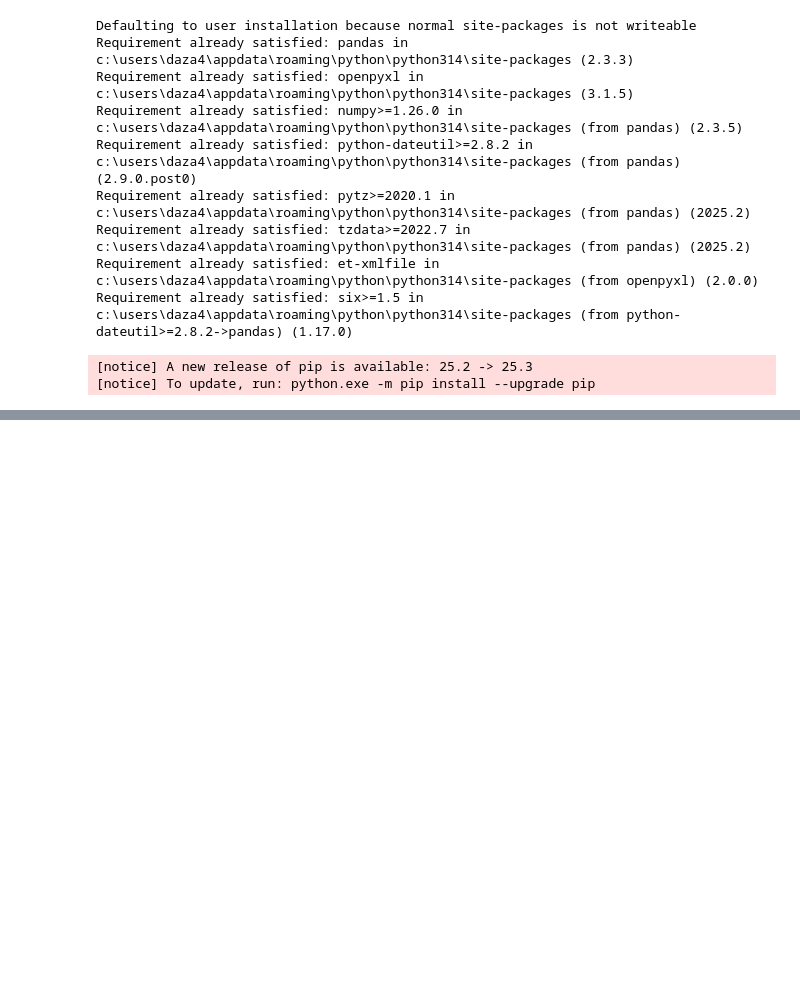
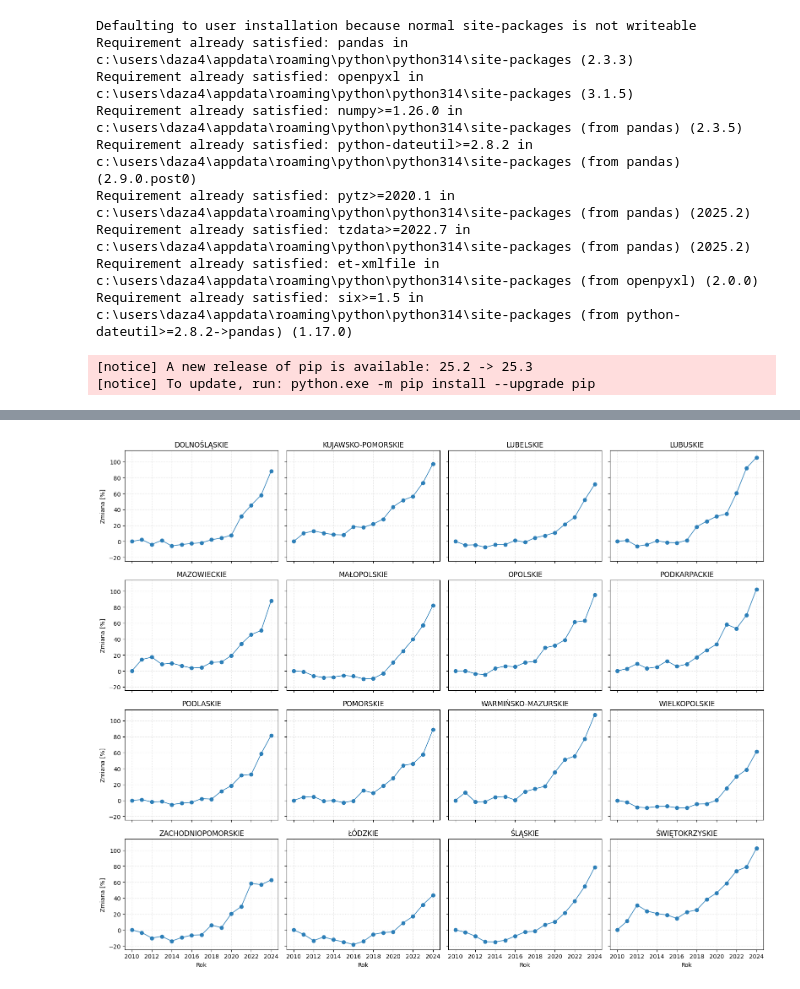
Before and after one commit to MatiMajewski/Beginners, a Jupyter notebook: Wczytywanie danych.ipynb, the cells around one changed output, grey strips where cells are left out. Cells and saved outputs as stored; diff of their text form; code cells hidden in the pictures; blank space fills up the shorter version.

```diff
--- a/Wczytywanie danych.ipynb
+++ b/Wczytywanie danych.ipynb
@@ -95,0 +265,44 @@ Uzywam pliku: RYNE_3786_CREL_20251207150625.csv
+# %%
+# Siatka wykresów: zmiana % względem pierwszego roku dla każdego województwa (rynek pierwotny)
+import math
+import matplotlib.pyplot as plt
+
+voiv = dane.copy()
+voiv["Rok"] = pd.to_numeric(voiv["Rok"], errors="coerce")
+voiv["Wartosc"] = pd.to_numeric(voiv["Wartosc"], errors="coerce")
+voiv = voiv.dropna(subset=["Rok", "Wartosc"])
+voiv = voiv[voiv["Transakcje rynkowe"].str.contains("rynek pierwotny", case=False, na=False)]
+voiv = voiv[~voiv["Nazwa"].str.contains("POLSKA|powiat|gmina", case=False, na=False)]
+
+pct_rows = []
+for name, df in voiv.groupby("Nazwa"):
+    df = df.sort_values("Rok")
+    base = df.iloc[0]["Wartosc"]
+    pct_rows.append(df.assign(pct_vs_first=(df["Wartosc"] / base - 1) * 100))
+voiv_pct = pd.concat(pct_rows, ignore_index=True)
+
+names = sorted(voiv_pct["Nazwa"].unique())
+n = len(names)
+cols = 4
+rows = math.ceil(n / cols)
+fig, axes = plt.subplots(rows, cols, figsize=(16, 3.2 * rows), sharex=True, sharey=True)
+axes = axes.flatten()
+
+for i, name in enumerate(names):
+    ax = axes[i]
+    df = voiv_pct[voiv_pct["Nazwa"] == name]
+    ax.plot(df["Rok"], df["pct_vs_first"], marker="o", linewidth=1.2, alpha=0.9)
+    ax.set_title(name)
+    ax.grid(True, linestyle=":", alpha=0.5)
+    if i % cols == 0:
+        ax.set_ylabel("Zmiana [%]")
+    if i // cols == rows - 1:
+        ax.set_xlabel("Rok")
+
+for j in range(i + 1, len(axes)):
+    axes[j].axis("off")
+
+plt.tight_layout()
+plt.show()
+# %% [output]
+[figure, added]
```
Also changed, not shown: parts of 21 cells of this notebook.
